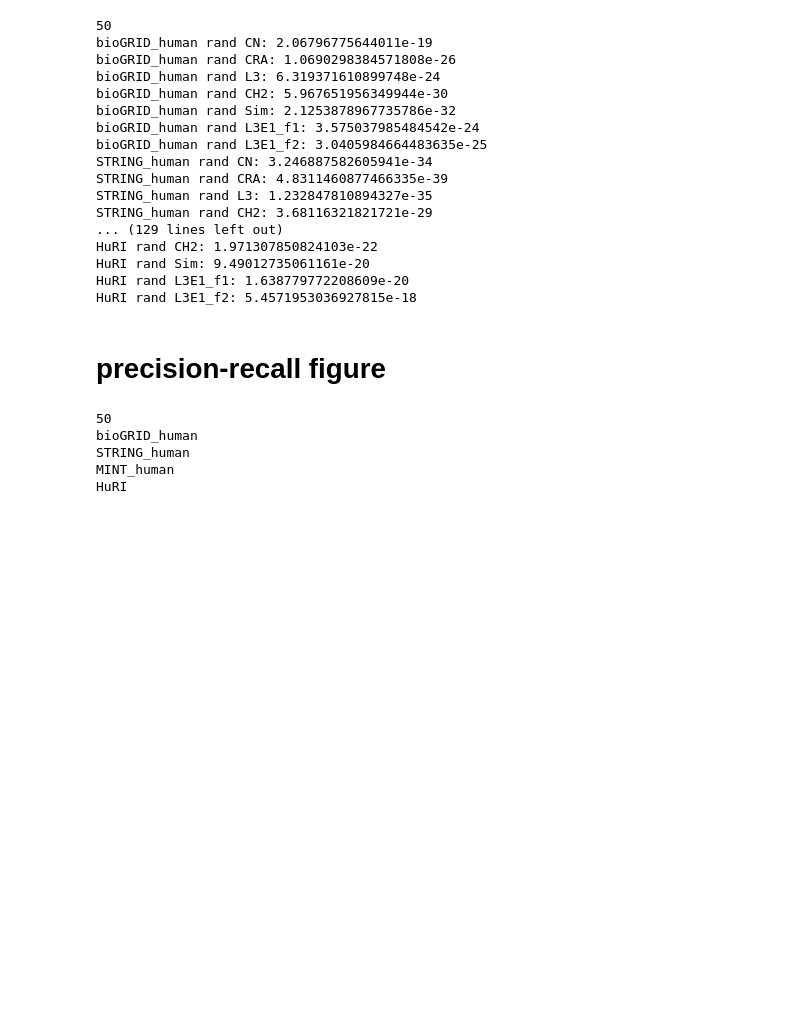
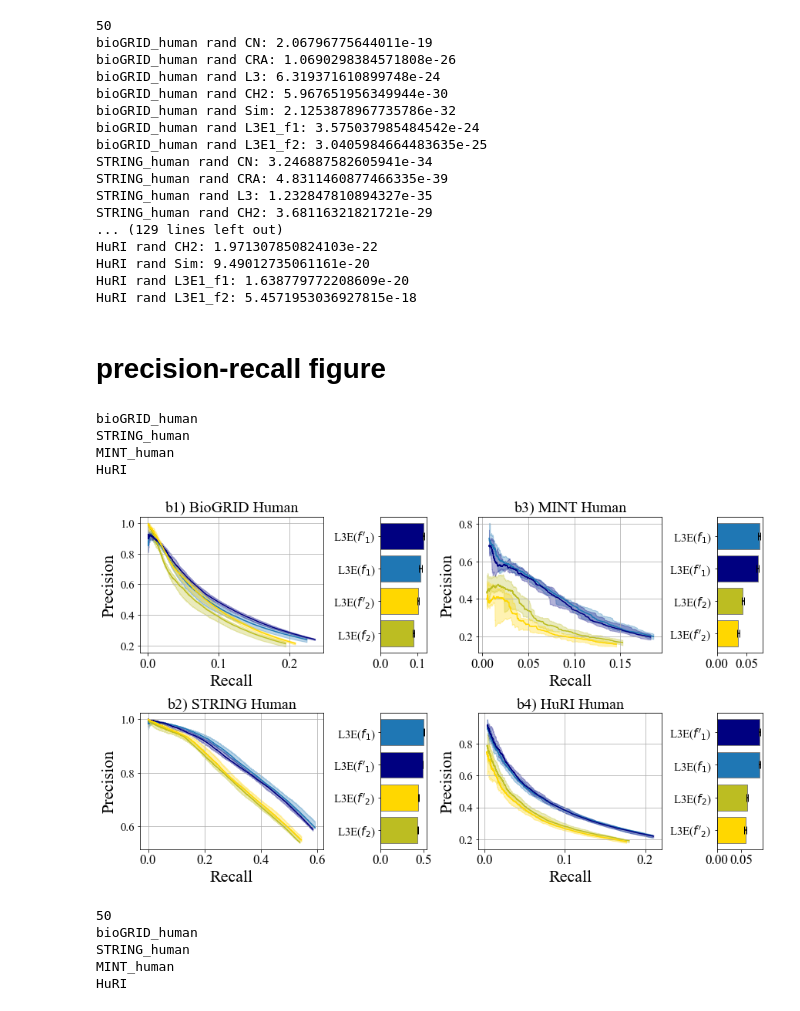
Before and after one commit to andy897221/BMC_PPI_L3N, a Jupyter notebook: src/notebook/Figure - precision recall human.ipynb, the cells around one changed output. Saved outputs shown, nothing was run; the diff lists cells and outputs as text; code cells hidden in the pictures; blank space fills up the shorter version.

Commit message:
update experiments

```diff
--- a/src/notebook/Figure - precision recall human.ipynb
+++ b/src/notebook/Figure - precision recall human.ipynb
@@ -411,10 +483,89 @@ for randSz in range(50, 100, 10):
             precRec[randSz][ds][method]['baseRec'] = baseRec
 with open("./precision_recall_out/precRecCurves_human.pkl", "wb") as f:
     pickle.dump(precRec, f, protocol=pickle.HIGHEST_PROTOCOL)
+# %%
+precRec = {}
+methods = ["L3E1_f1", "L3E1_f2", "L3E_f1Alt", "L3E_f2Alt"]
+
+for randSz in range(50, 51, 10):
+    precRec[randSz] = {}
+    for ds in ds_names:
+        precRec[randSz][ds] = defaultdict(dict)
+        for method in methods:
+            tmp_df = df[(df['ds'] == ds) & (df['method'] == method) & (df['randSz'] == randSz)]
+            prec = [list(tmp_df[tmp_df['trial'] == trial]['prec'])[100:] for trial in set(tmp_df['trial'])]
+            rec = [list(tmp_df[tmp_df['trial'] == trial]['rec'])[100:] for trial in set(tmp_df['trial'])]
+            alignedPrecs, baseRec = standardize_plots(prec, rec, 5)
+            upperPrec, lowerPrec, medianPrec = get_plots_outline(alignedPrecs, max), get_plots_outline(alignedPrecs, min), get_plots_outline(alignedPrecs, median)
+            precRec[randSz][ds][method]['upperPrec'] = upperPrec
+            precRec[randSz][ds][method]['lowerPrec'] = lowerPrec
+            precRec[randSz][ds][method]['medianPrec'] = medianPrec
+            precRec[randSz][ds][method]['baseRec'] = baseRec
+#with open("./precision_recall_out/precRecCurves_human.pkl", "wb") as f:
+#    pickle.dump(precRec, f, protocol=pickle.HIGHEST_PROTOCOL)
 # %%
 precRec = {}
 with open("./precision_recall_out/precRecCurves_human.pkl", "rb") as f:
     precRec = pickle.load(f)
+# %%
+plt.rc('axes', titlesize=20)
+plt.rc('axes', labelsize=22)
+plt.rc('xtick', labelsize=17)
+plt.rc('ytick', labelsize=15)
+plt.rc('legend', fontsize=18)
+plt.rcParams["font.family"] = "Times New Roman"
+hatches = ['', '\\', '\\', '\\', '\\', '\\', '\\/', '\\/']
+
+fig = plt.figure(constrained_layout=True, figsize=(12, 7))
+widths = [4,1,4,1]
+heights = [1,1]
+spec = fig.add_gridspec(ncols=4, nrows=2, width_ratios=widths, height_ratios=heights)
+lineAxes = [fig.add_subplot(spec[0, 0]), fig.add_subplot(spec[1, 0])
+            , fig.add_subplot(spec[0, 2]), fig.add_subplot(spec[1, 2])]
+barAxes = [fig.add_subplot(spec[0, 1]), fig.add_subplot(spec[1, 1])
+           , fig.add_subplot(spec[0, 3]), fig.add_subplot(spec[1, 3])]
+
+
+# lineAxes
+dss = ['bioGRID_human', 'STRING_human', 'MINT_human', 'HuRI']
+dsNames = ['BioGRID', 'STRING', 'MINT', 'HuRI']
+for i in range(len(dss)):
+    ds = dss[i]
+    print(ds)
+    ax = lineAxes[i]
+    for method in ["L3E1_f1", "L3E1_f2", "L3E_f1Alt", "L3E_f2Alt"]:
+        ax.fill_between(precRec[randSz][ds][method]['baseRec']
+                        , precRec[randSz][ds][method]['lowerPrec']
+                        , precRec[randSz][ds][method]['upperPrec']
+                        , facecolor=colors[method], color=colors[method]
+                        , alpha=0.3)
+        ax.plot(precRec[randSz][ds][method]['baseRec']
+                , precRec[randSz][ds][method]['medianPrec']
+                , color=colors[method], label=method)
+    ax.set_ylabel("Precision")
+    ax.set_xlabel("Recall")
+    ax.grid()
+    ax.set_title("b{}) {} Human".format(i+1, dsNames[i]))
+
+# barAxes
+for i in range(len(dss)):
+    ds = dss[i]
+    ax = barAxes[i]
+
+    xtick = [k for k in list(sorted_mean_auc[randSz][ds])]
+    ax.barh([labels[x] for x in xtick], [sorted_mean_auc[randSz][ds][x] for x in xtick]
+                      , xerr=[err_auc[randSz][ds][x] for x in xtick]
+                      , color=[colors[x] for x in xtick]
+                      , edgecolor='grey', capsize=5)
+
+plt.savefig("./img_experiments/L3EAlt_PR_human.png", dpi=300)
+plt.show()
+# %% [output]
+bioGRID_human
+STRING_human
+MINT_human
+HuRI
+[figure, added]
 # %%
 plt.rc('axes', titlesize=20)
 plt.rc('axes', labelsize=22)
```
Also changed, not shown: parts of 4 cells of this notebook, 24 other files.
